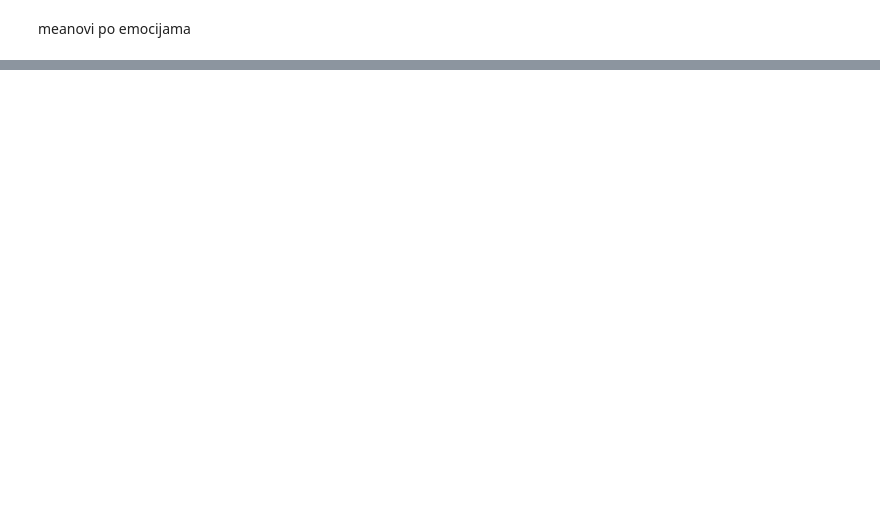
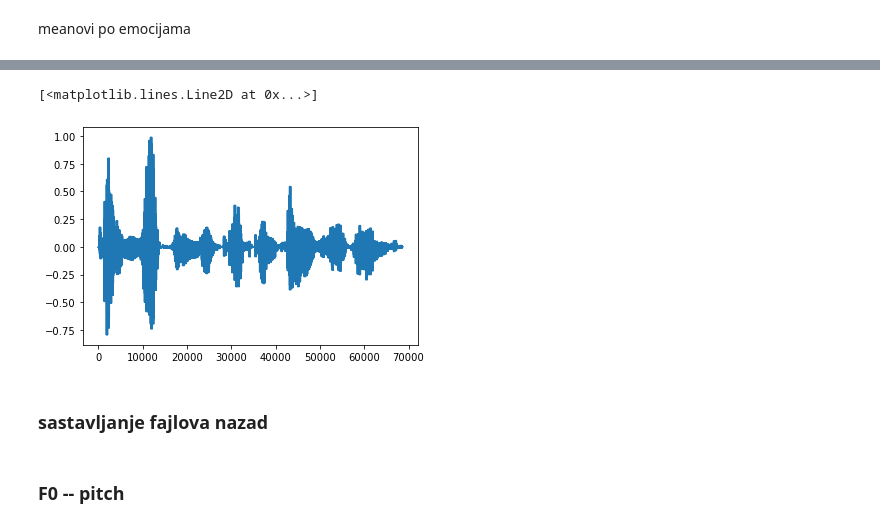
Before and after one commit to pfe-rs/lk-s-2023-prepoznavanje-emocija, a Jupyter notebook: ficer-probe.ipynb, the cells around one changed output, grey strips where cells are left out. Drawn from its saved outputs; the diff is of its cells as text; code cells hidden in the pictures; blank space fills up the shorter version.

```diff
--- a/ficer-probe.ipynb
+++ b/ficer-probe.ipynb
@@ -465,0 +459,9 @@ plt.boxplot(lista_stdev)
+# %%
+plt.plot(dt3)
+# %% [output]
+[<matplotlib.lines.Line2D at 0x...>]
+[figure, added]
+# %% [markdown]
+### sastavljanje fajlova nazad
+# %% [markdown]
+### F0 -- pitch
```
Also changed, not shown: parts of 33 cells of this notebook.
